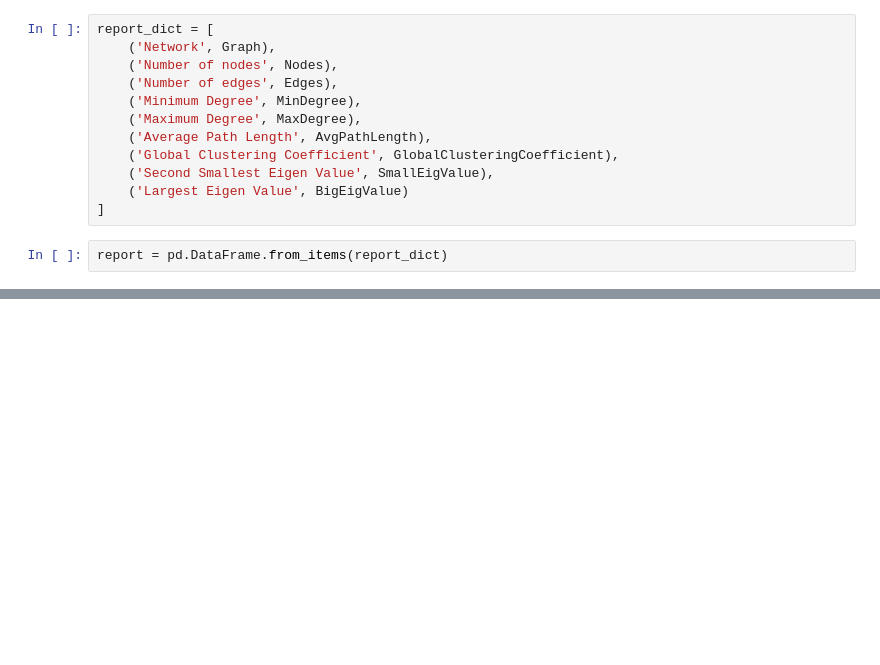
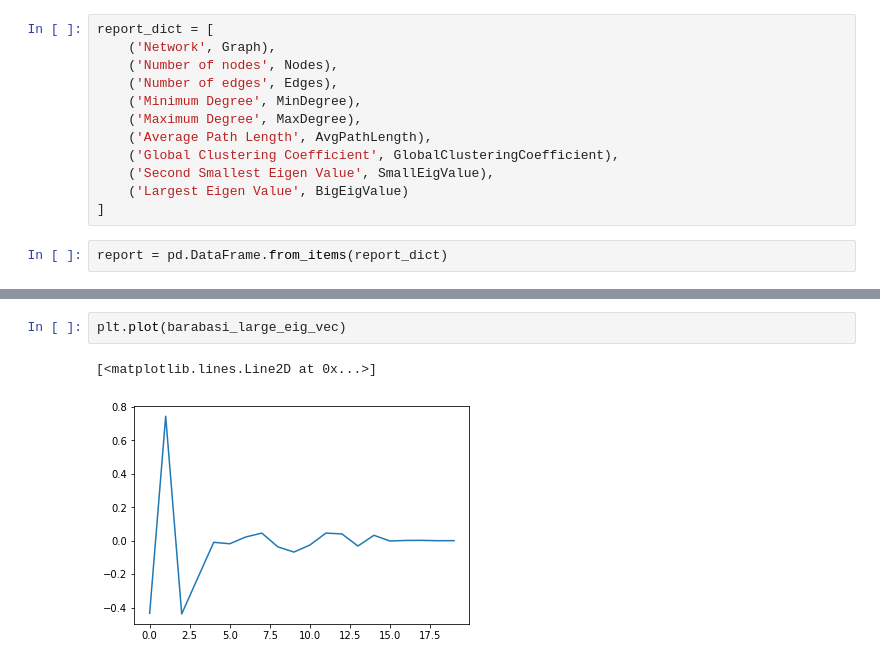
Before and after one commit to kjkrupal/Centrality-and-Ranking-in-Real-World-Networks, a Jupyter notebook: code.ipynb, the cells around one changed output, grey strips where cells are left out. Saved outputs shown, nothing was run; the diff lists cells and outputs as text; blank space fills up the shorter version.

```diff
--- a/code.ipynb
+++ b/code.ipynb
@@ -245,0 +291,5 @@ report
+# %%
+plt.plot(barabasi_large_eig_vec)
+# %% [output]
+[<matplotlib.lines.Line2D at 0x...>]
+[figure, added]
```
Also changed, not shown: parts of 10 cells of this notebook.
